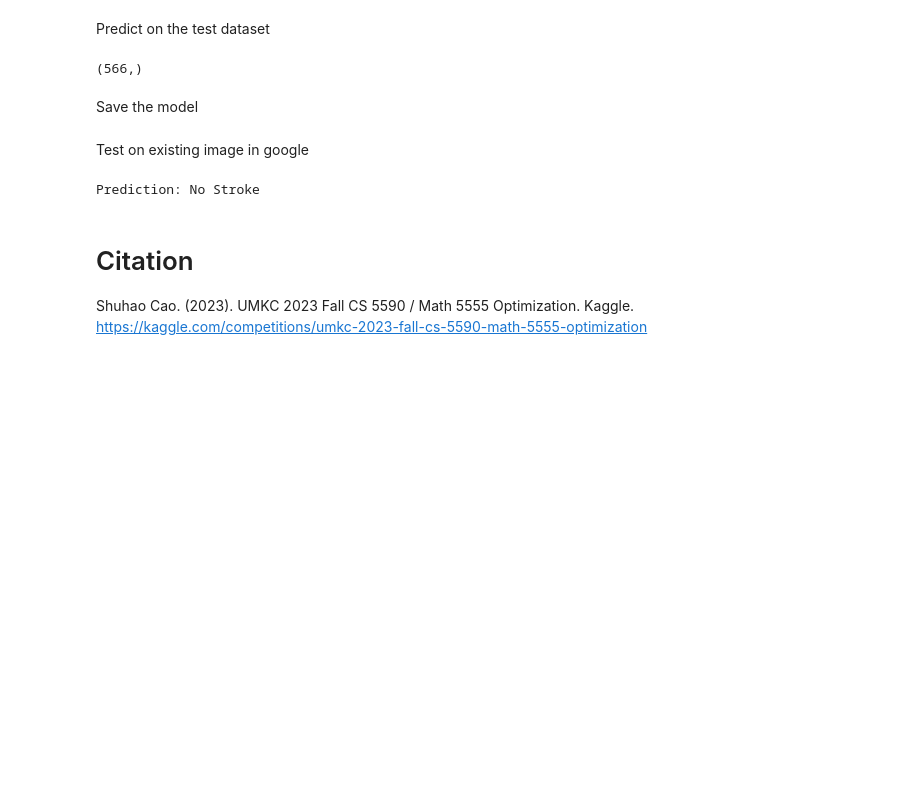
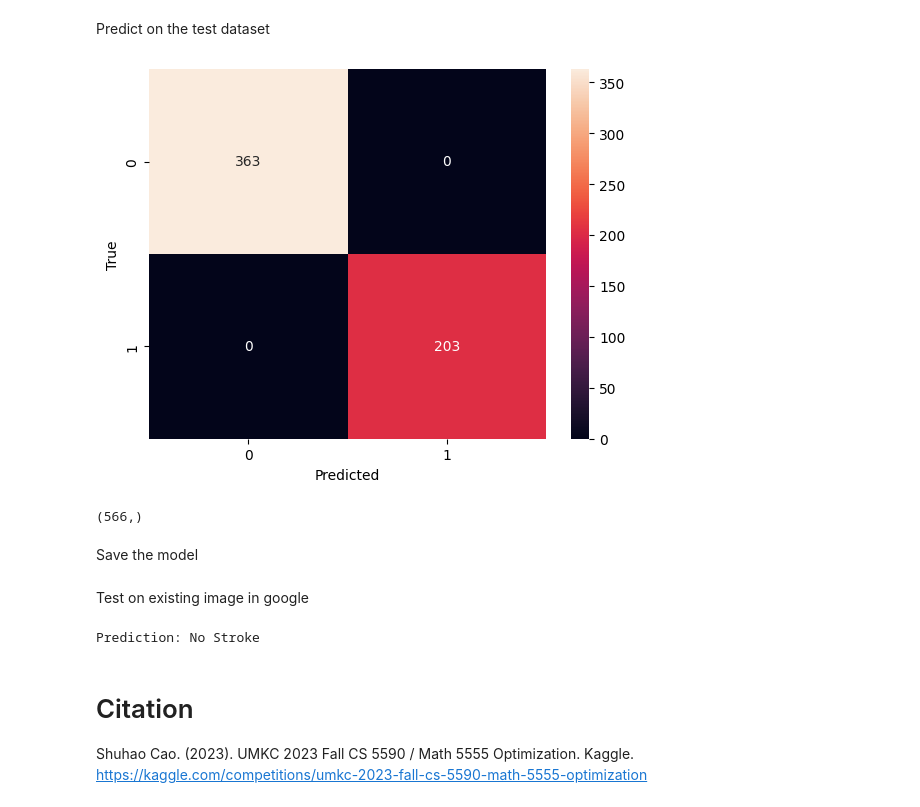
Before and after one commit to micho0802/Stroke_detection, a Jupyter notebook: model_training/Face_stroke_detection.ipynb, the cells around one changed output. Saved outputs shown, nothing was run; the diff lists cells and outputs as text; code cells hidden in the pictures; blank space fills up the shorter version.

```diff
--- a/model_training/Face_stroke_detection.ipynb
+++ b/model_training/Face_stroke_detection.ipynb
@@ -387,5 +387,36 @@ plt.show()
 # %% [markdown]
 Predict on the test dataset
+# %%
+from sklearn.metrics import confusion_matrix
+import seaborn as sns
+# Collect predictions and actual labels
+# Assuming you're using GPU
+device = torch.device("cuda" if torch.cuda.is_available() else "cpu")
+
+# Move the model to the GPU
+model = model.to(device)
+
+# Collect predictions and actual labels
+all_preds = []
+all_labels = []
+
+# Ensure inputs are moved to the same device as the model
+with torch.no_grad():
+    for inputs, labels in test_loader:
+        inputs, labels = inputs.to(device), labels.to(device)  # Move inputs and labels to GPU
+        outputs = model(inputs)
+        _, preds = torch.max(outputs, 1)
+        all_preds.extend(preds.cpu().numpy())  # Move predictions back to CPU to store
+        all_labels.extend(labels.cpu().numpy())  # Move labels back to CPU to store
+
+# Create confusion matrix
+cm = confusion_matrix(all_labels, all_preds)
+sns.heatmap(cm, annot=True, fmt='d')
+plt.xlabel('Predicted')
+plt.ylabel('True')
+plt.show()
+# %% [output]
+[figure, added]
 # %%
 import torch.nn.functional as F
 
```
Also changed, not shown: parts of 3 cells of this notebook.
